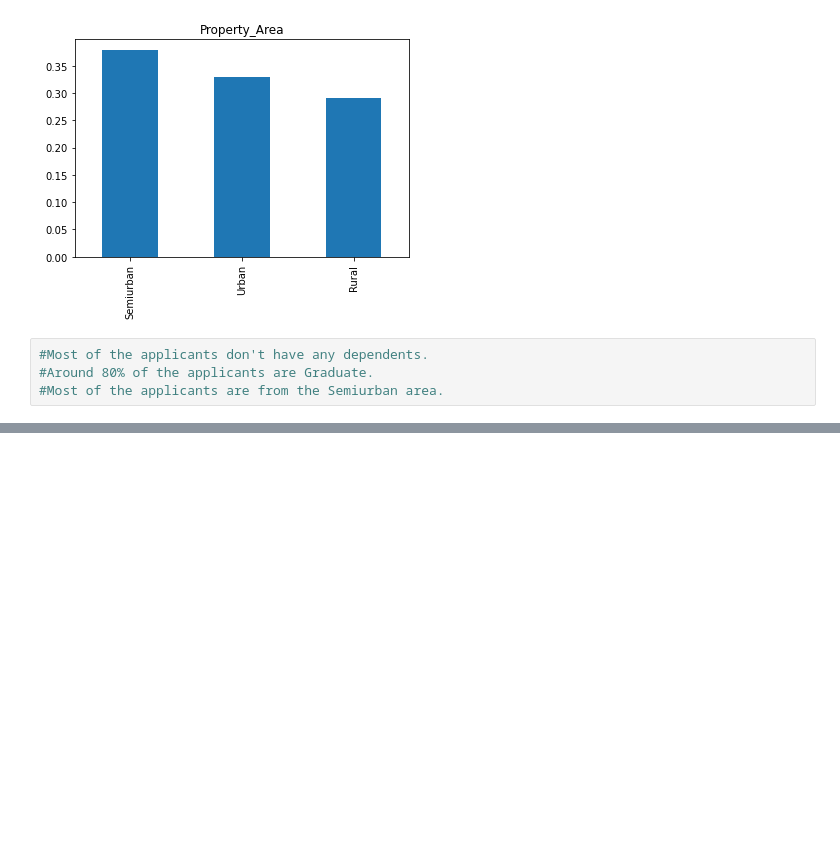
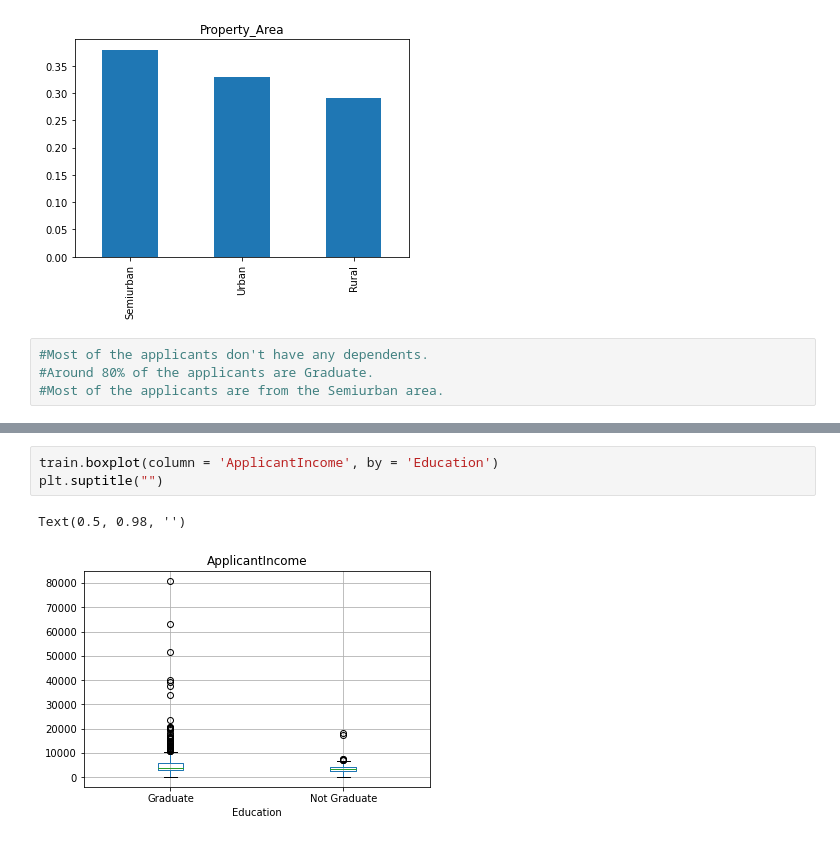
Before and after one commit to adityakaushal/Loan_Approval_prediction, a Jupyter notebook: loan_pred_analysis.ipynb, the cells around one changed output, grey strips where cells are left out. Saved outputs shown, nothing was run; the diff lists cells and outputs as text; blank space fills up the shorter version.

```diff
--- a/loan_pred_analysis.ipynb
+++ b/loan_pred_analysis.ipynb
@@ -166,0 +177,6 @@ train['Property_Area'].value_counts(normalize = True).plot.bar(title = 'Property
+# %%
+train.boxplot(column = 'ApplicantIncome', by = 'Education')
+plt.suptitle("")
+# %% [output]
+Text(0.5, 0.98, '')
+[figure, added]
```
Also changed, not shown: parts of 65 cells of this notebook.
